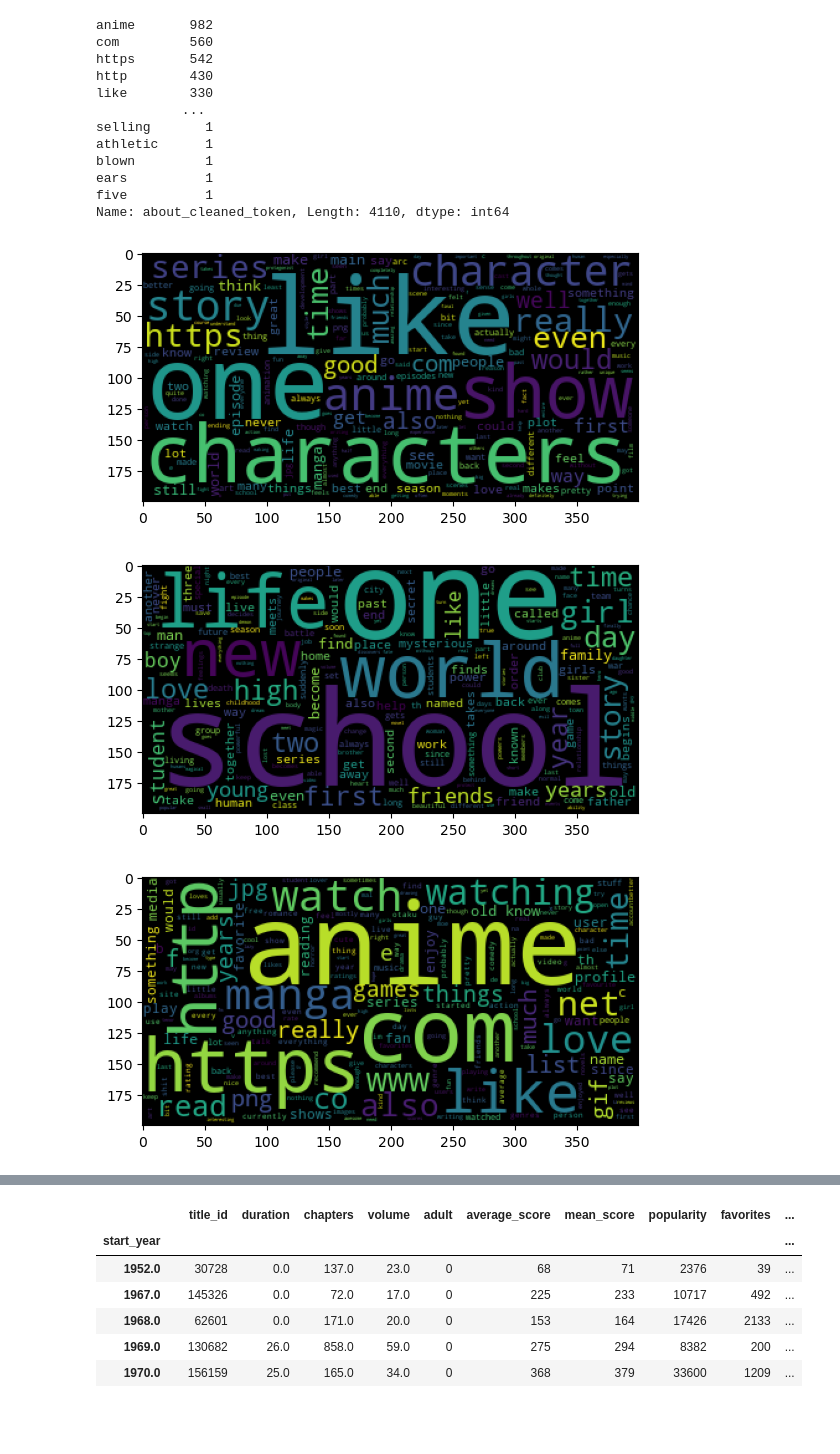
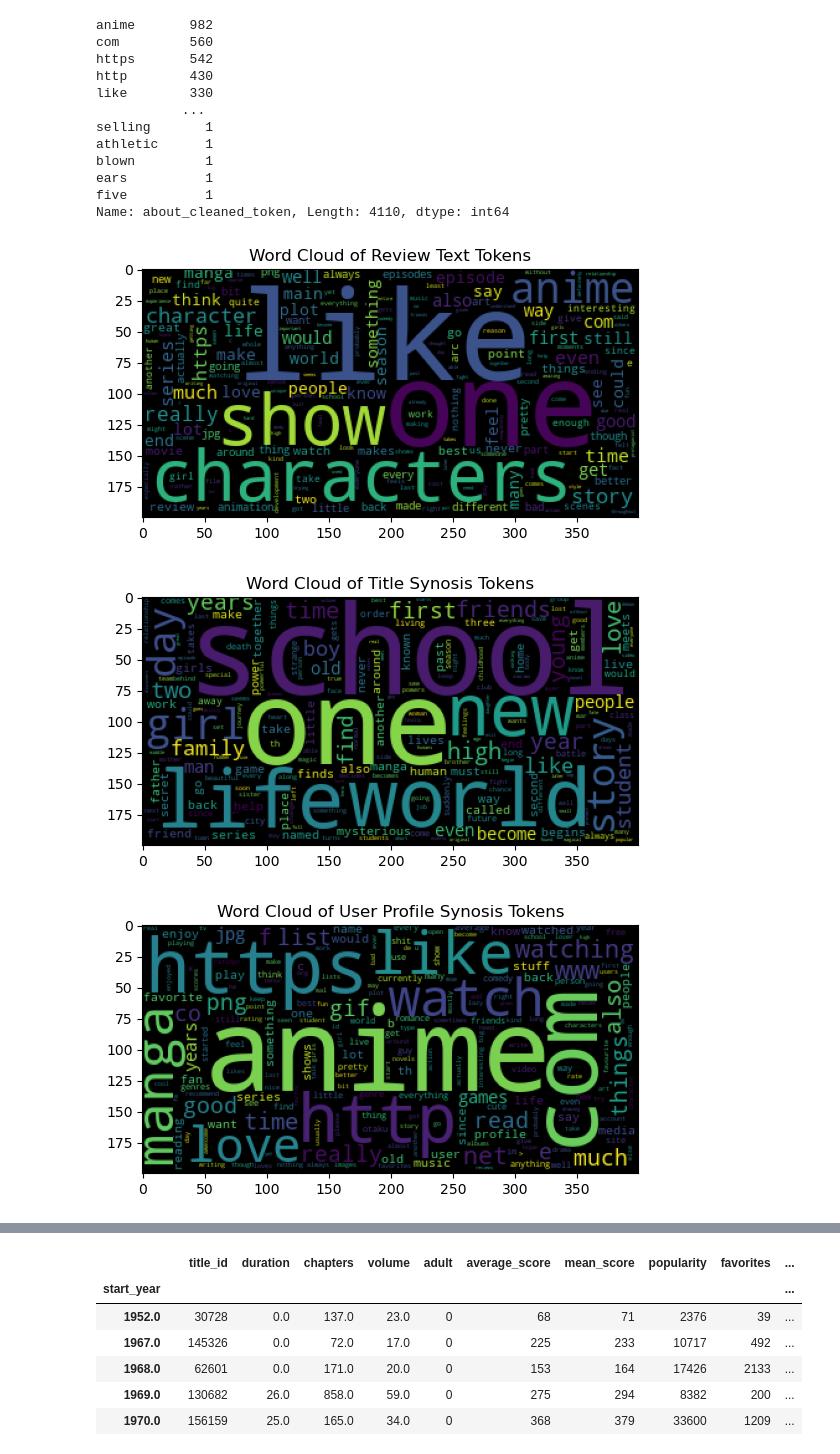
Before and after one commit to doyoung-umich/pj_otaku, a Jupyter notebook: Henry/henry_notebook_01.ipynb, the cells around one changed output, grey strips where cells are left out. Saved outputs shown, nothing was run; the diff lists cells and outputs as text; code cells hidden in the pictures; blank space fills up the shorter version.

```diff
--- a/Henry/henry_notebook_01.ipynb
+++ b/Henry/henry_notebook_01.ipynb
@@ -254,30 +255,33 @@ Name: about_cleaned_token, Length: 4110, dtype: int64
 # %%
 reviews_wordcloud = WordCloud().generate_from_frequencies(reviews_df_02['text_body_cleaned_token'].value_counts(normalize=True))
 plt.imshow(reviews_wordcloud)
+plt.title('Word Cloud of Review Text Tokens')
 plt.show(reviews_wordcloud)
 
 # Among reviews, "characters" is one of the most popular feature being discussed in reviews.
 # story is also another one that seems quite popular.
 # %% [output]
-[figure, old version]
+[figure, new version]
 # %%
 titles_wordcloud = WordCloud().generate_from_frequencies(titles_df_02['synopsis_cleaned_token'].value_counts(normalize=True))
 plt.imshow(titles_wordcloud)
+plt.title('Word Cloud of Title Synosis Tokens')
 plt.show(titles_wordcloud)
 
 # titles synopsis: school seems to be a keyword that appears a lot.  This may suggest a good number of anime/manage has a school setting where the story takes place.
 # "World" is another popular word.  This is not a surprise as an anime/manage usually has a fictional background which requires worldbuilding and rules unique to that realm.
 # %% [output]
-[figure, old version]
+[figure, new version]
 # %%
 users_wordcloud = WordCloud().generate_from_frequencies(users_df_02['about_cleaned_token'].value_counts(normalize=True))
 plt.imshow(users_wordcloud)
+plt.title('Word Cloud of User Profile Synosis Tokens')
 plt.show(users_wordcloud)
 
 # Users profiles have "anime", "manage" and "watching" as some of the most frequently used words.
 # items such https, com, gif, png also appear frequently.  This suggests users may like to link website and pictures (e.g. gif/png) in the profile to highlight certain information about themselves.
 # %% [output]
-[figure, old version]
+[figure, new version]
 # %%
 # Titles word count by types
 #[ 'Action', 'Adventure', 'Comedy', 'Drama', 'Ecchi', 'Fantasy',
```
Also changed, not shown: parts of 23 cells of this notebook.
